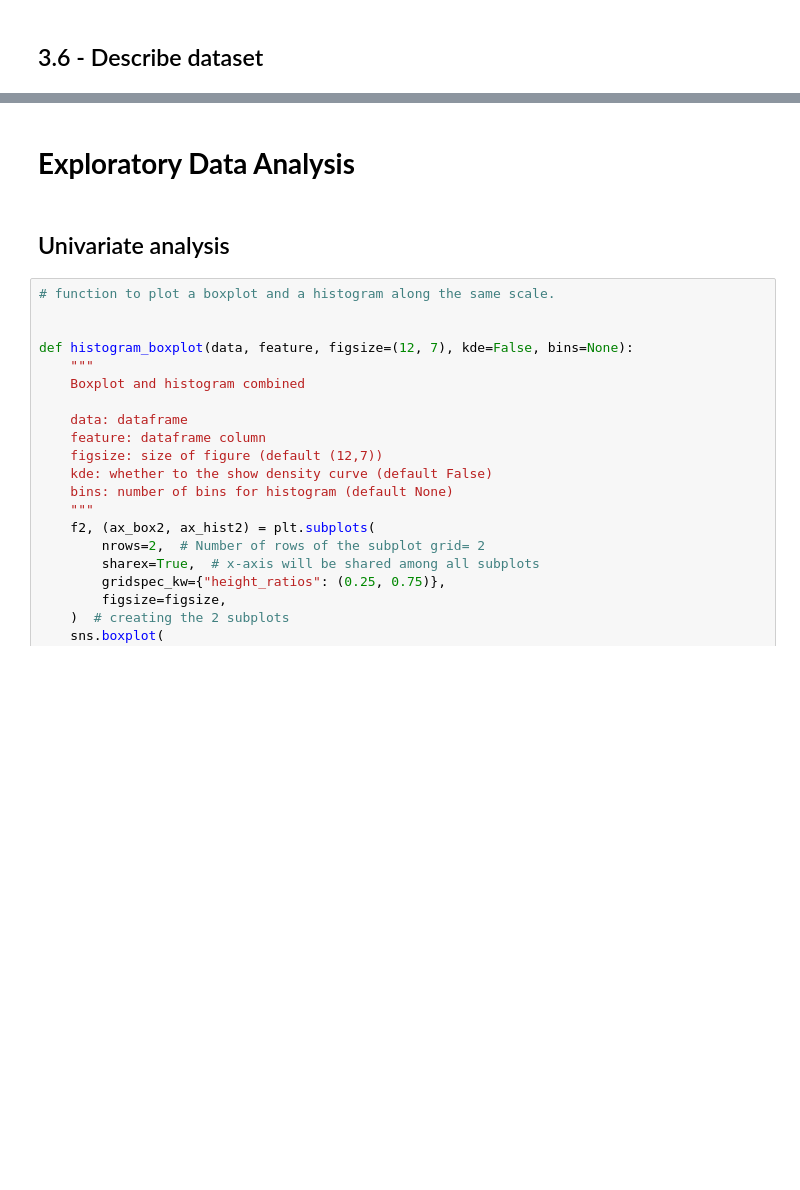
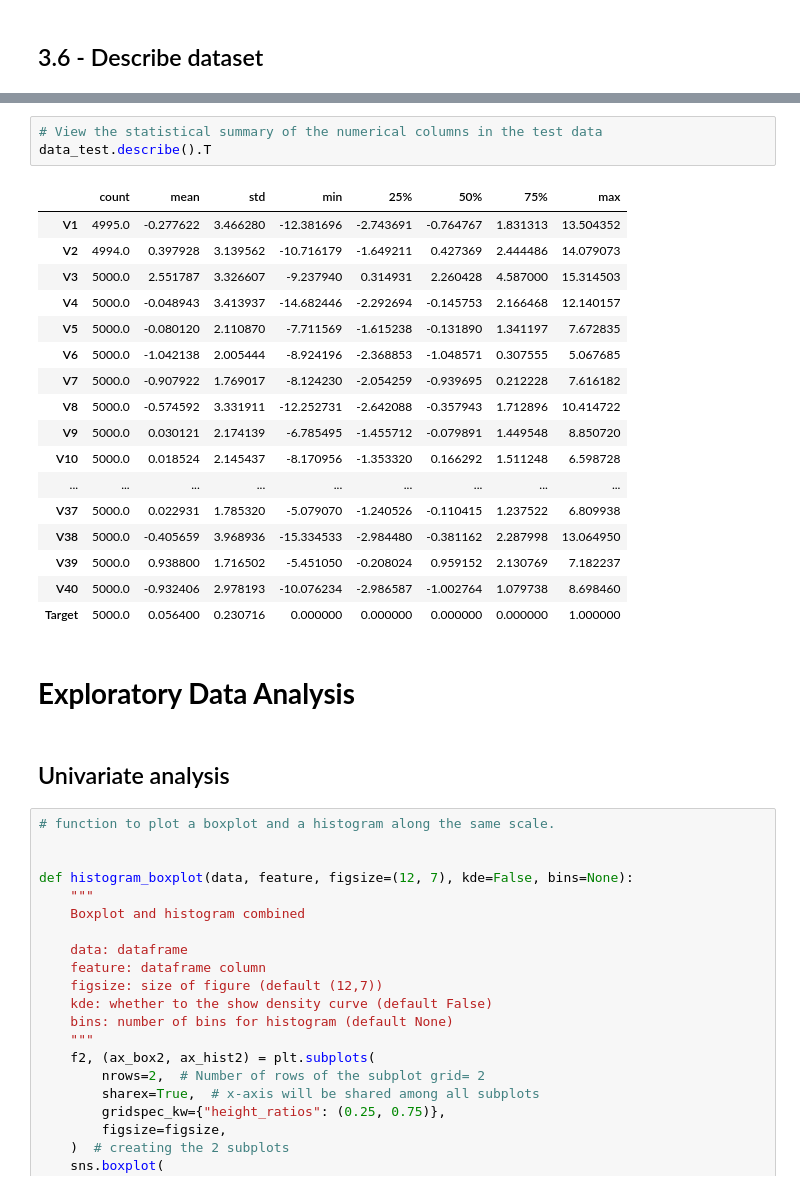
Before and after one commit to RashmiJK/PGP-AIML-ReneWind-NN, a Jupyter notebook: renewind_nn.ipynb, the cells around one changed output, grey strips where cells are left out. Saved outputs shown, nothing was run; the diff lists cells and outputs as text; blank space fills up the shorter version.

```diff
--- a/renewind_nn.ipynb
+++ b/renewind_nn.ipynb
@@ -253,3 +358,24 @@ data.________
+# %%
+# View the statistical summary of the numerical columns in the test data
+data_test.describe().T
+# %% [output]
+|  | count | mean | std | min | 25% | 50% | 75% | max |
+| V1 | 4995.0 | -0.277622 | 3.466280 | -12.381696 | -2.743691 | -0.764767 | 1.831313 | 13.504352 |
+| V2 | 4994.0 | 0.397928 | 3.139562 | -10.716179 | -1.649211 | 0.427369 | 2.444486 | 14.079073 |
+| V3 | 5000.0 | 2.551787 | 3.326607 | -9.237940 | 0.314931 | 2.260428 | 4.587000 | 15.314503 |
+| V4 | 5000.0 | -0.048943 | 3.413937 | -14.682446 | -2.292694 | -0.145753 | 2.166468 | 12.140157 |
+| V5 | 5000.0 | -0.080120 | 2.110870 | -7.711569 | -1.615238 | -0.131890 | 1.341197 | 7.672835 |
+| V6 | 5000.0 | -1.042138 | 2.005444 | -8.924196 | -2.368853 | -1.048571 | 0.307555 | 5.067685 |
+| V7 | 5000.0 | -0.907922 | 1.769017 | -8.124230 | -2.054259 | -0.939695 | 0.212228 | 7.616182 |
+| V8 | 5000.0 | -0.574592 | 3.331911 | -12.252731 | -2.642088 | -0.357943 | 1.712896 | 10.414722 |
+| V9 | 5000.0 | 0.030121 | 2.174139 | -6.785495 | -1.455712 | -0.079891 | 1.449548 | 8.850720 |
+| V10 | 5000.0 | 0.018524 | 2.145437 | -8.170956 | -1.353320 | 0.166292 | 1.511248 | 6.598728 |
+| ... | ... | ... | ... | ... | ... | ... | ... | ... |
+| V37 | 5000.0 | 0.022931 | 1.785320 | -5.079070 | -1.240526 | -0.110415 | 1.237522 | 6.809938 |
+| V38 | 5000.0 | -0.405659 | 3.968936 | -15.334533 | -2.984480 | -0.381162 | 2.287998 | 13.064950 |
+| V39 | 5000.0 | 0.938800 | 1.716502 | -5.451050 | -0.208024 | 0.959152 | 2.130769 | 7.182237 |
+| V40 | 5000.0 | -0.932406 | 2.978193 | -10.076234 | -2.986587 | -1.002764 | 1.079738 | 8.698460 |
+| Target | 5000.0 | 0.056400 | 0.230716 | 0.000000 | 0.000000 | 0.000000 | 0.000000 | 1.000000 |
 # %% [markdown]
 # **Exploratory Data Analysis**
 # %% [markdown]
```
Also changed, not shown: parts of 19 cells of this notebook.
